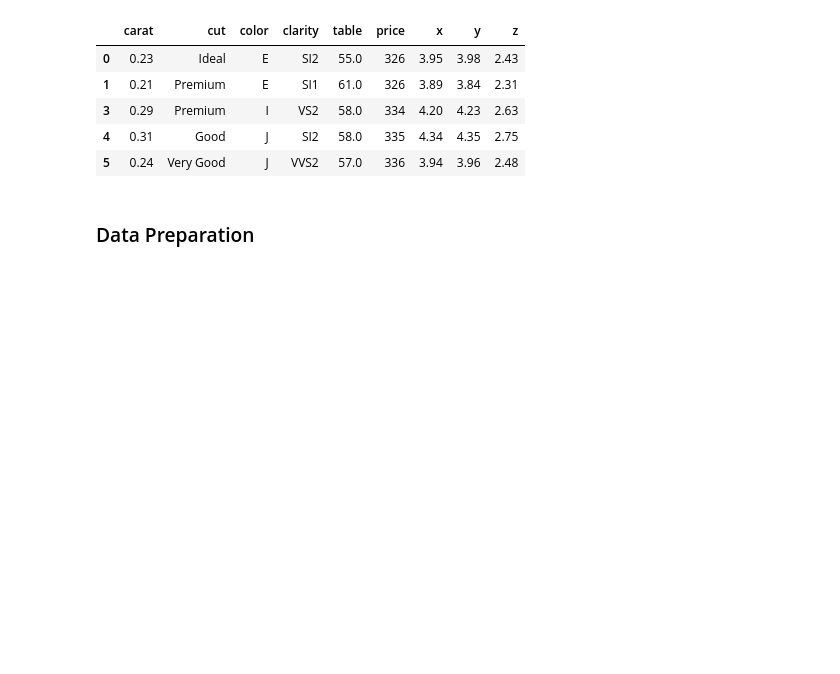
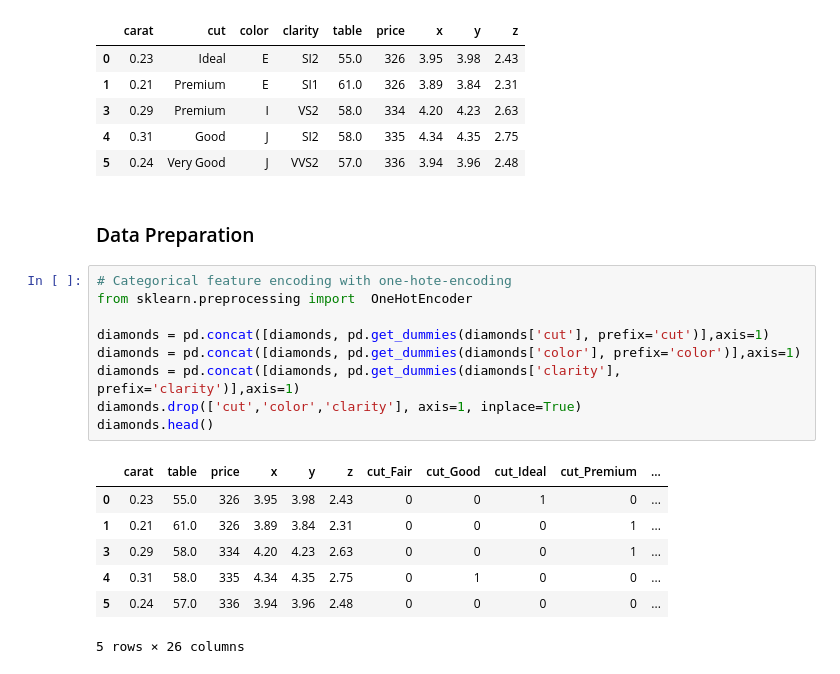
Before and after one commit to SyarifulMsth/coba121, a Jupyter notebook: Predicting_Diamond_Prices.ipynb, the cells around one changed output. Drawn from its saved outputs; the diff is of its cells as text; blank space fills up the shorter version.

```diff
--- a/Predicting_Diamond_Prices.ipynb
+++ b/Predicting_Diamond_Prices.ipynb
@@ -332,3 +331,20 @@ diamonds.head()
 | 5 | 0.24 | Very Good | J | VVS2 | 57.0 | 336 | 3.94 | 3.96 | 2.48 |
 # %% [markdown]
 ### Data Preparation
+# %%
+# Categorical feature encoding with one-hote-encoding
+from sklearn.preprocessing import  OneHotEncoder
+
+diamonds = pd.concat([diamonds, pd.get_dummies(diamonds['cut'], prefix='cut')],axis=1)
+diamonds = pd.concat([diamonds, pd.get_dummies(diamonds['color'], prefix='color')],axis=1)
+diamonds = pd.concat([diamonds, pd.get_dummies(diamonds['clarity'], prefix='clarity')],axis=1)
+diamonds.drop(['cut','color','clarity'], axis=1, inplace=True)
+diamonds.head()
+# %% [output]
+|  | carat | table | price | x | y | z | cut_Fair | cut_Good | cut_Ideal | cut_Premium | ... |
+| 0 | 0.23 | 55.0 | 326 | 3.95 | 3.98 | 2.43 | 0 | 0 | 1 | 0 | ... |
+| 1 | 0.21 | 61.0 | 326 | 3.89 | 3.84 | 2.31 | 0 | 0 | 0 | 1 | ... |
+| 3 | 0.29 | 58.0 | 334 | 4.20 | 4.23 | 2.63 | 0 | 0 | 0 | 1 | ... |
+| 4 | 0.31 | 58.0 | 335 | 4.34 | 4.35 | 2.75 | 0 | 1 | 0 | 0 | ... |
+| 5 | 0.24 | 57.0 | 336 | 3.94 | 3.96 | 2.48 | 0 | 0 | 0 | 0 | ... |
+5 rows × 26 columns
```
Also changed, not shown: parts of 5 cells of this notebook.
